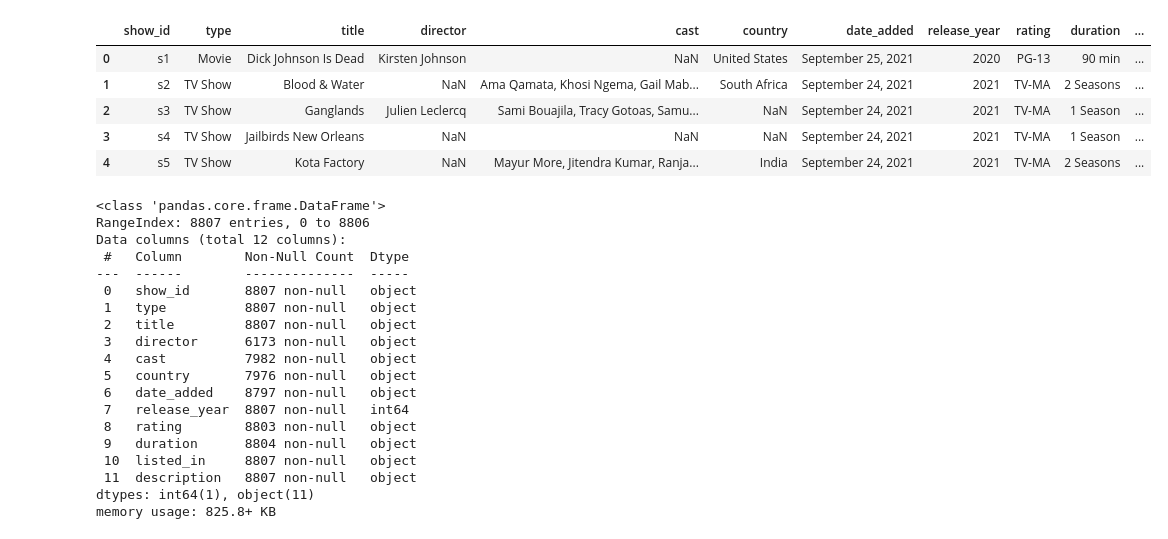
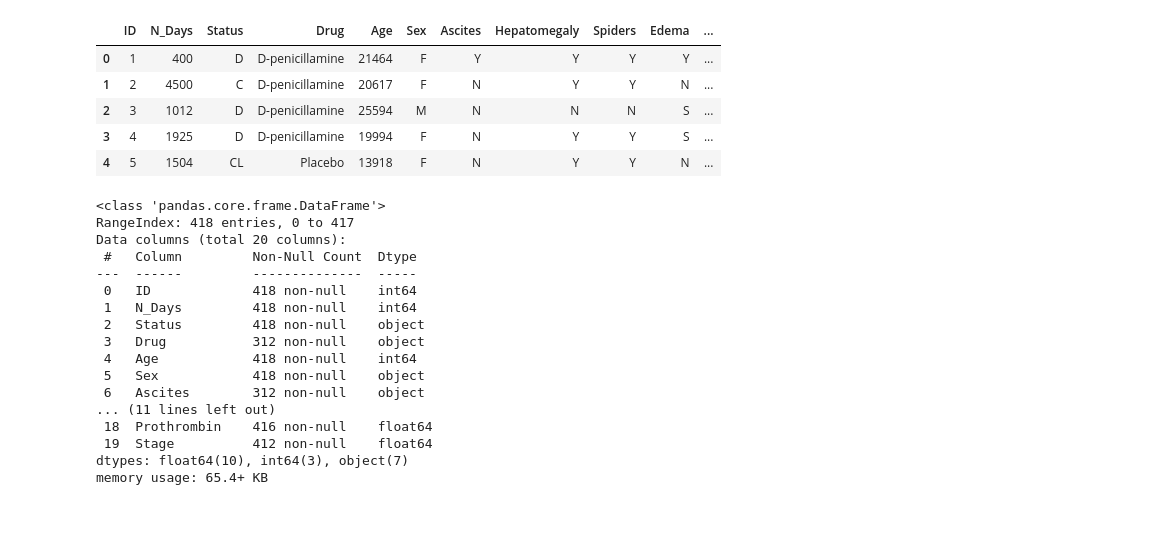
Before and after one commit to mehaklaha/Machine-Learning-LAB-Repo, a Jupyter notebook: Lab4.ipynb, the cells around one changed output. Drawn from its saved outputs; the diff is of its cells as text; code cells hidden in the pictures.

```diff
--- a/Lab4.ipynb
+++ b/Lab4.ipynb
@@ -28,0 +24,12 @@ Contents of the dataset directory: ['netflix_titles.csv.csv']
+# %%
+import kagglehub
+import os
+
+path = kagglehub.dataset_download("joebeachcapital/cirrhosis-patient-survival-prediction")
+
+print("Dataset path:", path)
+
+# Show files
+for root, dirs, files in os.walk(path):
+    for file in files:
+        print(os.path.join(root, file))
@@ -29,34 +41,34 @@ Contents of the dataset directory: ['netflix_titles.csv.csv']
 # %%
-import os
 
-df = pd.read_csv(os.path.join(path, 'netflix_titles.csv.csv'))
+file_path = os.path.join(path, "cirrhosis.csv")
+
+df = pd.read_csv(file_path)
+
 df.head()
 # %% [output]
-|  | show_id | type | title | director | cast | country | date_added | release_year | rating | duration | ... |
-| 0 | s1 | Movie | Dick Johnson Is Dead | Kirsten Johnson | NaN | United States | September 25, 2021 | 2020 | PG-13 | 90 min | ... |
-| 1 | s2 | TV Show | Blood & Water | NaN | Ama Qamata, Khosi Ngema, Gail Mab... | South Africa | September 24, 2021 | 2021 | TV-MA | 2 Seasons | ... |
-| 2 | s3 | TV Show | Ganglands | Julien Leclercq | Sami Bouajila, Tracy Gotoas, Samu... | NaN | September 24, 2021 | 2021 | TV-MA | 1 Season | ... |
-| 3 | s4 | TV Show | Jailbirds New Orleans | NaN | NaN | NaN | September 24, 2021 | 2021 | TV-MA | 1 Season | ... |
-| 4 | s5 | TV Show | Kota Factory | NaN | Mayur More, Jitendra Kumar, Ranja... | India | September 24, 2021 | 2021 | TV-MA | 2 Seasons | ... |
+|  | ID | N_Days | Status | Drug | Age | Sex | Ascites | Hepatomegaly | Spiders | Edema | ... |
+| 0 | 1 | 400 | D | D-penicillamine | 21464 | F | Y | Y | Y | Y | ... |
+| 1 | 2 | 4500 | C | D-penicillamine | 20617 | F | N | Y | Y | N | ... |
+| 2 | 3 | 1012 | D | D-penicillamine | 25594 | M | N | N | N | S | ... |
+| 3 | 4 | 1925 | D | D-penicillamine | 19994 | F | N | Y | Y | S | ... |
+| 4 | 5 | 1504 | CL | Placebo | 13918 | F | N | Y | Y | N | ... |
 # %%
-df.info(verbose=True)
+df.info()
 # %% [output]
 <class 'pandas.core.frame.DataFrame'>
-RangeIndex: 8807 entries, 0 to 8806
-Data columns (total 12 columns):
- #   Column        Non-Null Count  Dtype
----  ------        --------------  -----
- 0   show_id       8807 non-null   object
- 1   type          8807 non-null   object
- 2   title         8807 non-null   object
- 3   director      6173 non-null   object
- 4   cast          7982 non-null   object
- 5   country       7976 non-null   object
- 6   date_added    8797 non-null   object
- 7   release_year  8807 non-null   int64
- 8   rating        8803 non-null   object
- 9   duration      8804 non-null   object
- 10  listed_in     8807 non-null   object
- 11  description   8807 non-null   object
-dtypes: int64(1), object(11)
-memory usage: 825.8+ KB
+RangeIndex: 418 entries, 0 to 417
+Data columns (total 20 columns):
+ #   Column         Non-Null Count  Dtype
+---  ------         --------------  -----
+ 0   ID             418 non-null    int64
+ 1   N_Days         418 non-null    int64
+ 2   Status         418 non-null    object
+ 3   Drug           312 non-null    object
+ 4   Age            418 non-null    int64
+ 5   Sex            418 non-null    object
+ 6   Ascites        312 non-null    object
+... (11 lines left out)
+ 18  Prothrombin    416 non-null    float64
+ 19  Stage          412 non-null    float64
+dtypes: float64(10), int64(3), object(7)
+memory usage: 65.4+ KB
```
Also changed, not shown: parts of 92 cells of this notebook.
